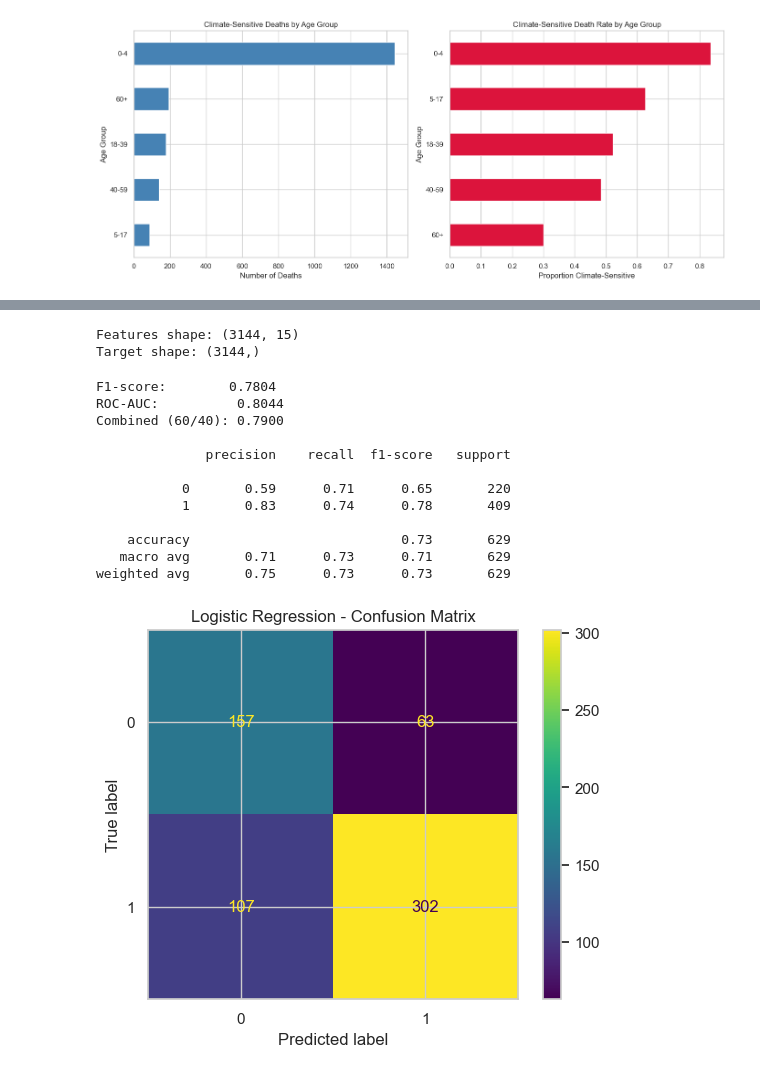
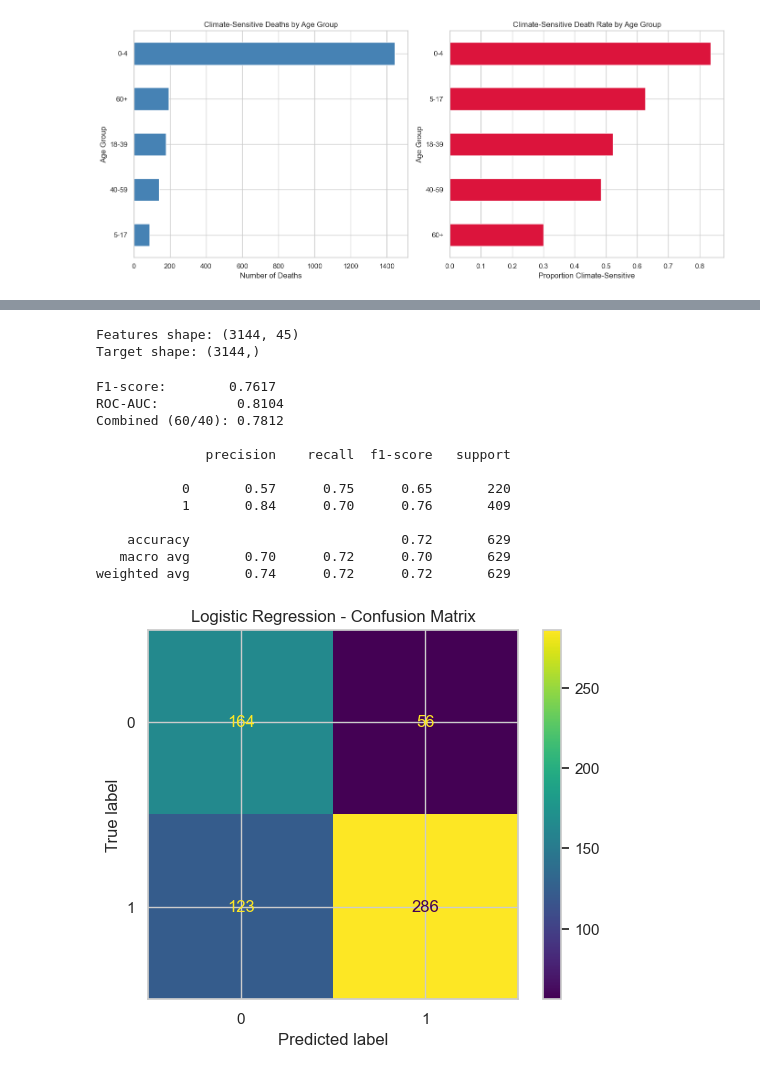
Before and after one commit to DevLaukey/Climate-risk-health-prediction, a Jupyter notebook: climate-risk-health-prediction.ipynb, the cells around one changed output, grey strips where cells are left out. Saved outputs shown, nothing was run; the diff lists cells and outputs as text; code cells hidden in the pictures.

```diff
--- a/climate-risk-health-prediction.ipynb
+++ b/climate-risk-health-prediction.ipynb
@@ -205,11 +211,11 @@ plt.show()
 
 # Group region, death_date, and is_climate_sensitive to get counts of
 # climate-sensitive deaths per region per year
-train_data['deathdate'] = pd.to_datetime(train_data['deathdate'])
-train_data['death_year'] = train_data['deathdate'].dt.year
+train_merged['deathdate'] = pd.to_datetime(train_merged['deathdate'])
+train_merged['death_year'] = train_merged['deathdate'].dt.year
 
 region_year_counts = (
-    train_data
+    train_merged
     .groupby(['region', 'death_year', 'is_climate_sensitive'])
     .size()
     .reset_index(name='count')
@@ -322,16 +378,16 @@ plt.show()
 categorical_cols = ['gender', 'zone', 'region']
 
 encoder = OneHotEncoder(drop='first', sparse_output=False, handle_unknown='ignore')
-encoded_array = encoder.fit_transform(train_data[categorical_cols])
+encoded_array = encoder.fit_transform(train_merged[categorical_cols])
 encoded_df = pd.DataFrame(
     encoded_array,
     columns=encoder.get_feature_names_out(categorical_cols),
-    index=train_data.index,
+    index=train_merged.index,
 )
 
-train_data = pd.concat([train_data.drop(columns=categorical_cols), encoded_df], axis=1)
-train_data = train_data.drop(columns=['location', 'deathdate'])
+train_merged = pd.concat([train_merged.drop(columns=categorical_cols), encoded_df], axis=1)
+train_merged = train_merged.drop(columns=['location', 'deathdate'])
 
-train_data.sample(5)
+train_merged.sample(5)
 # %% [output]
 |  | age | avg_temperature | max_temperature | min_temperature | precipitation | latitude | longitude | ... |
@@ -343,14 +419,14 @@ train_data.sample(5)
 # %%
 
 # Split the data into features and target variable
-X = train_data.drop(columns=["is_climate_sensitive"])
-y = train_data["is_climate_sensitive"]
+X = train_merged.drop(columns=["is_climate_sensitive"])
+y = train_merged["is_climate_sensitive"]
 
 
 print(f"Features shape: {X.shape}")
 print(f"Target shape: {y.shape}")
 # %% [output]
-Features shape: (3144, 15)
+Features shape: (3144, 45)
 Target shape: (3144,)
 # %%
 # Logistic Regression baseline (kept simple: no Pipeline/ColumnTransformer)
@@ -360,54 +436,90 @@ X_train, X_val, y_train, y_val = train_test_split(
 )
 # %%
 
+# Safety net: if the feature-engineering cell wasn't run before the split, build
+# the features derivable from existing columns so this cell can't KeyError.
+# (death_month / is_rainy_season need deathdate, which only the FE cell has.)
+def add_missing_features(df):
+    df = df.copy()
+    derived = {
+        'log_precipitation': lambda d: np.log1p(d['precipitation']),
+        'rain_intensity_30d': lambda d: d['rain_sum_30d'] / (d['rain_days_30d'] + 1),
+        'rain_recent_ratio': lambda d: d['rain_sum_7d'] / (d['rain_sum_30d'] + 1),
+        'rain_30d_vs_90d': lambda d: d['rain_sum_30d'] / (d['rain_sum_90d'] + 1),
+        'temp_range': lambda d: d['max_temperature'] - d['min_temperature'],
+        'temp_anomaly_7d': lambda d: d['tavg_7d'] - d['tavg_90d'],
+        'heat_stress_30d': lambda d: d['tmax_30d'] - d['tavg_90d'],
+        'ndvi_change': lambda d: d['ndvi_30d'] - d['ndvi_90d'],
+        'is_infant': lambda d: (d['age'] == 0).astype(int),
+        'is_under5': lambda d: (d['age'] < 5).astype(int),
+        'is_elderly': lambda d: (d['age'] >= 60).astype(int),
+    }
+    for col, fn in derived.items():
+        if col not in df.columns:
+            df[col] = fn(df)
+    if 'under5_x_rain30' not in df.columns:
+        df['under5_x_rain30'] = df['is_under5'] * df['rain_sum_30d']
+    return df
+
+X_train = add_missing_features(X_train)
+X_val = add_missing_features(X_val)
 
 # Scale the numeric/continuous features (LR is scale-sensitive); the
-# one-hot dummy columns are already 0/1 so they're left as-is
+# one-hot dummy columns and 0/1 flags are left as-is
 numeric_features = [
     'age', 'avg_temperature', 'max_temperature', 'min_temperature',
     'precipitation', 'latitude', 'longitude', 'death_year',
+    # merged climate_features columns
+    'elevation', 'hot_days_30d', 'max_daily_rain_30d', 'ndvi_30d', 'ndvi_90d',
+    'rain_days_30d', 'rain_sum_30d', 'rain_sum_7d', 'rain_sum_90d', 'slope',
+    'tavg_30d', 'tavg_7d', 'tavg_90d', 'temp_range_mean_30d', 'tmax_30d', 'tmin_30d',
+    # engineered continuous features
+    'death_month', 'log_precipitation', 'rain_intensity_30d', 'rain_recent_ratio',
+    'rain_30d_vs_90d', 'temp_range', 'temp_anomaly_7d', 'heat_stress_30d',
+    'ndvi_change', 'under5_x_rain30',
 ]
+numeric_features = [c for c in numeric_features if c in X_train.columns]
 
 scaler = StandardScaler()
 X_train_scaled = X_train.copy()
 X_val_scaled = X_val.copy()
 X_train_scaled[numeric_features] = scaler.fit_transform(X_train[numeric_features])
 X_val_scaled[numeric_features] = scaler.transform(X_val[numeric_features])
 
 model = LogisticRegression(class_weight='balanced', max_iter=1000, random_state=42)
 model.fit(X_train_scaled, y_train)
 
 # Binary prediction at the default 0.5 threshold + predicted probability
 y_val_pred = model.predict(X_val_scaled)
 y_val_proba = model.predict_proba(X_val_scaled)[:, 1]
 
 f1 = f1_score(y_val, y_val_pred)
 auc = roc_auc_score(y_val, y_val_proba)
 combined_score = 0.6 * f1 + 0.4 * auc
 
 print(f"F1-score:        {f1:.4f}")
 print(f"ROC-AUC:          {auc:.4f}")
 print(f"Combined (60/40): {combined_score:.4f}")
 print()
 print(classification_report(y_val, y_val_pred))
 
 ConfusionMatrixDisplay.from_predictions(y_val, y_val_pred)
 plt.title('Logistic Regression - Confusion Matrix')
 plt.show()
 # %% [output]
-F1-score:        0.7804
-ROC-AUC:          0.8044
-Combined (60/40): 0.7900
+F1-score:        0.7617
+ROC-AUC:          0.8104
+Combined (60/40): 0.7812
 
               precision    recall  f1-score   support
 
-           0       0.59      0.71      0.65       220
-           1       0.83      0.74      0.78       409
+           0       0.57      0.75      0.65       220
+           1       0.84      0.70      0.76       409
 
-    accuracy                           0.73       629
-   macro avg       0.71      0.73      0.71       629
-weighted avg       0.75      0.73      0.73       629
+    accuracy                           0.72       629
+   macro avg       0.70      0.72      0.70       629
+weighted avg       0.74      0.72      0.72       629
-[figure, old version]
+[figure, new version]
 # %%
 # Random Forest (no scaling needed - trees are scale-invariant)
 rf_model = RandomForestClassifier(
```
Also changed, not shown: parts of 18 cells of this notebook, 1 other file.
